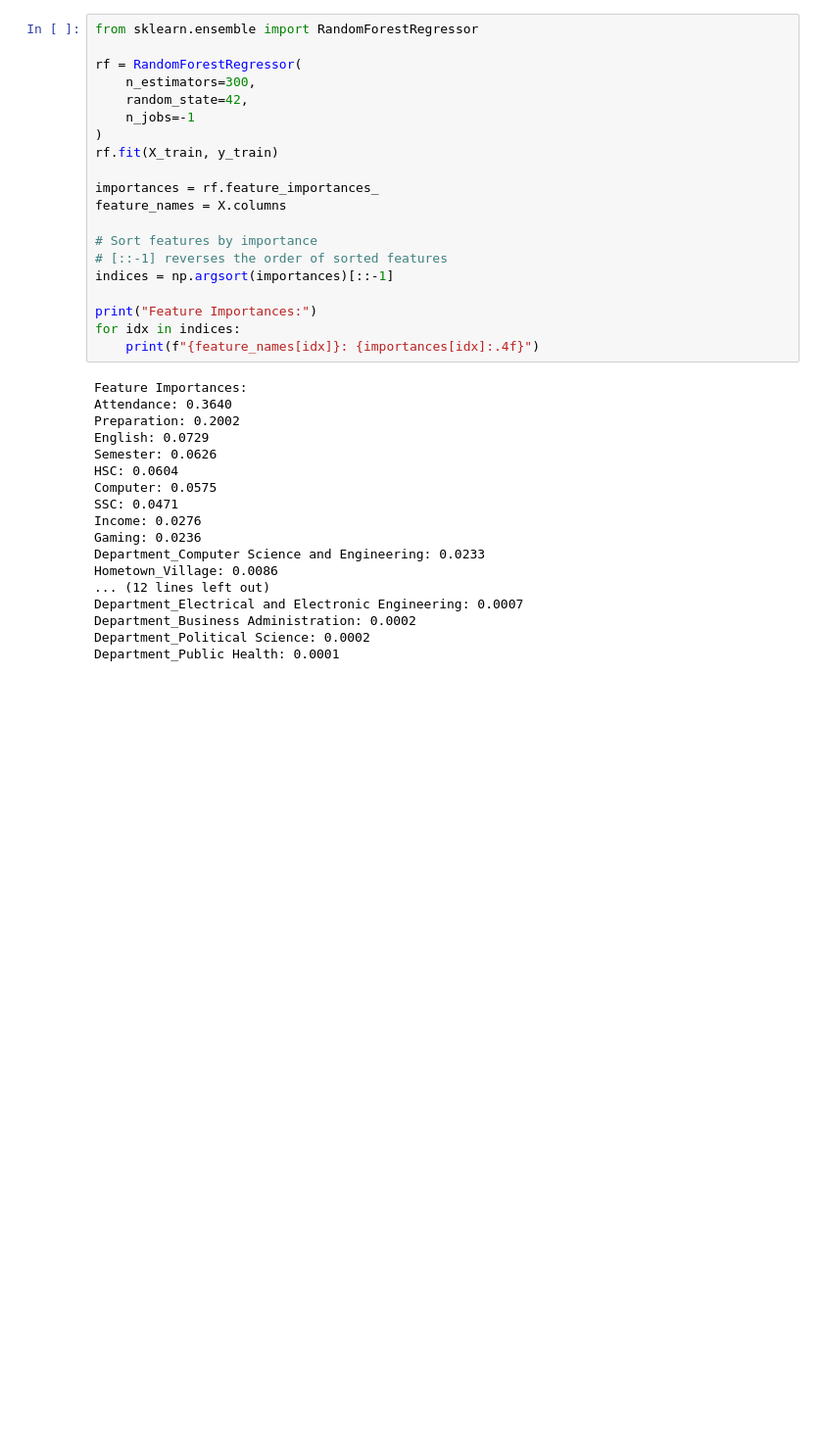
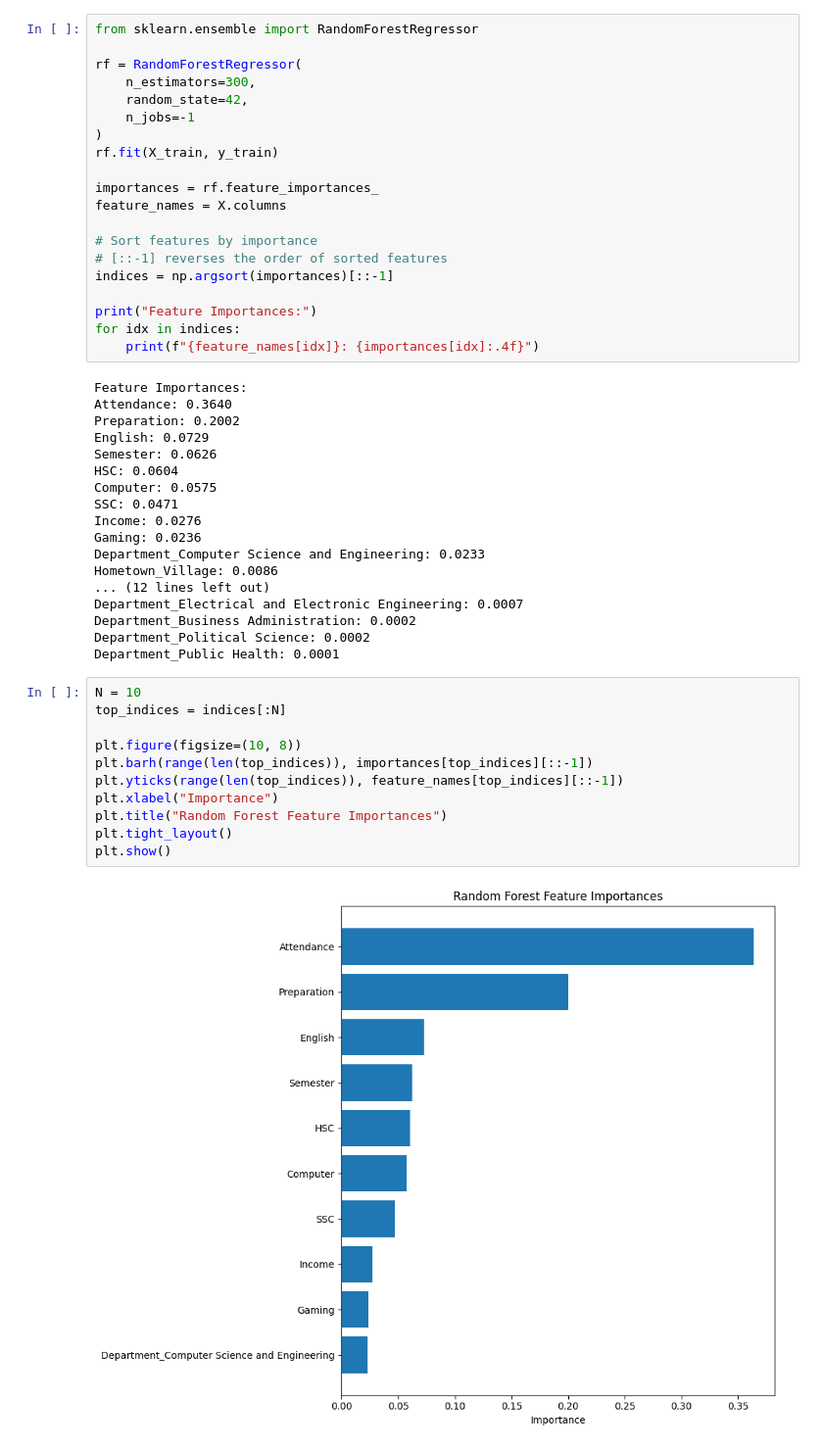
Before and after one commit to leyas-official/CS461_Project, a Jupyter notebook: preprocessing.ipynb, the cells around one changed output. Shown: that part at 98% size. Saved outputs shown, nothing was run; the diff lists cells and outputs as text; blank space fills up the shorter version.

Commit message:
adding a chart to demonstrate features importance.

```diff
--- a/preprocessing.ipynb
+++ b/preprocessing.ipynb
@@ -180,3 +180,16 @@ Department_Electrical and Electronic Engineering: 0.0007
 Department_Business Administration: 0.0002
 Department_Political Science: 0.0002
 Department_Public Health: 0.0001
+# %%
+N = 10
+top_indices = indices[:N]
+
+plt.figure(figsize=(10, 8))
+plt.barh(range(len(top_indices)), importances[top_indices][::-1])
+plt.yticks(range(len(top_indices)), feature_names[top_indices][::-1])
+plt.xlabel("Importance")
+plt.title("Random Forest Feature Importances")
+plt.tight_layout()
+plt.show()
+# %% [output]
+[figure, added]
```
